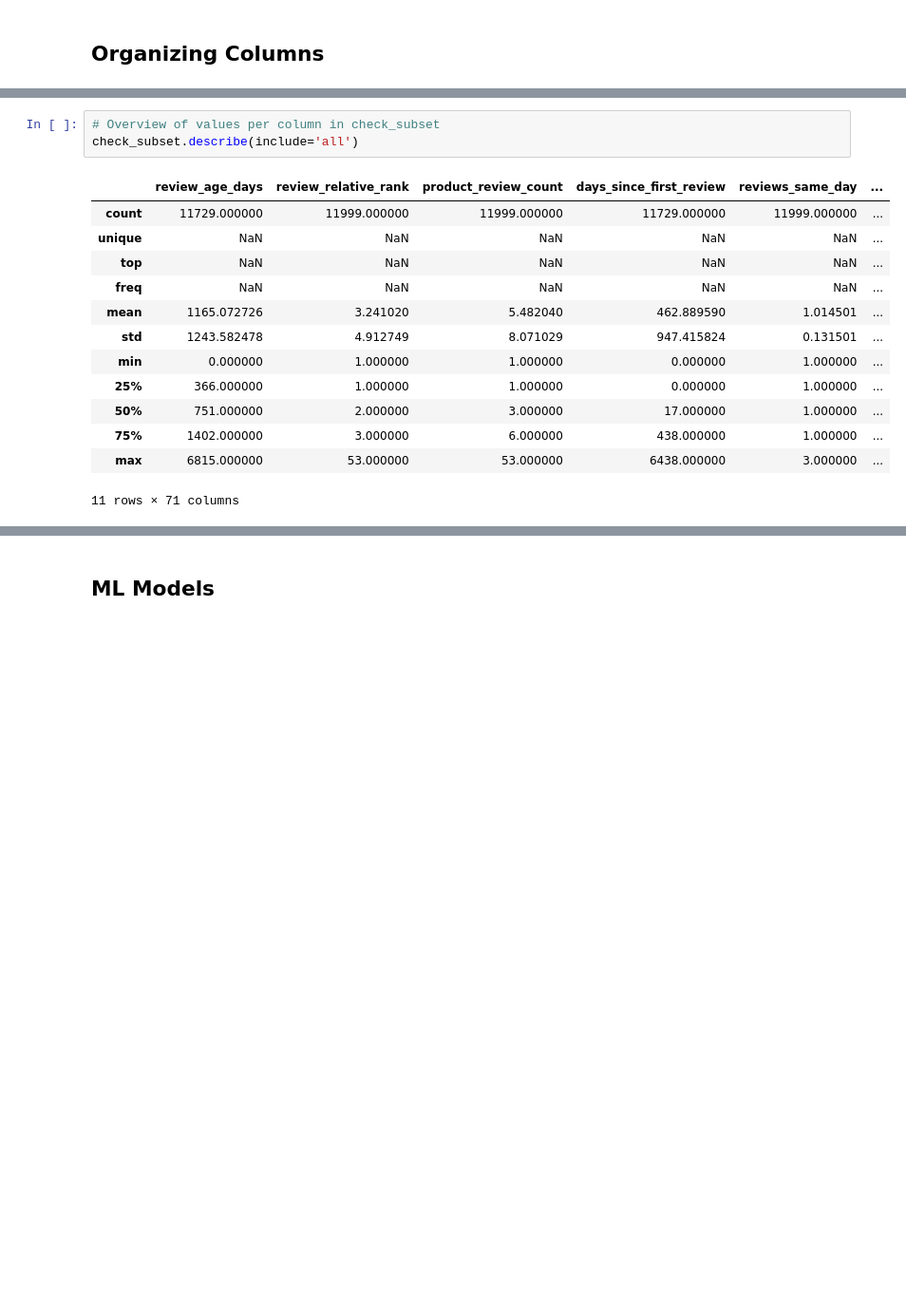
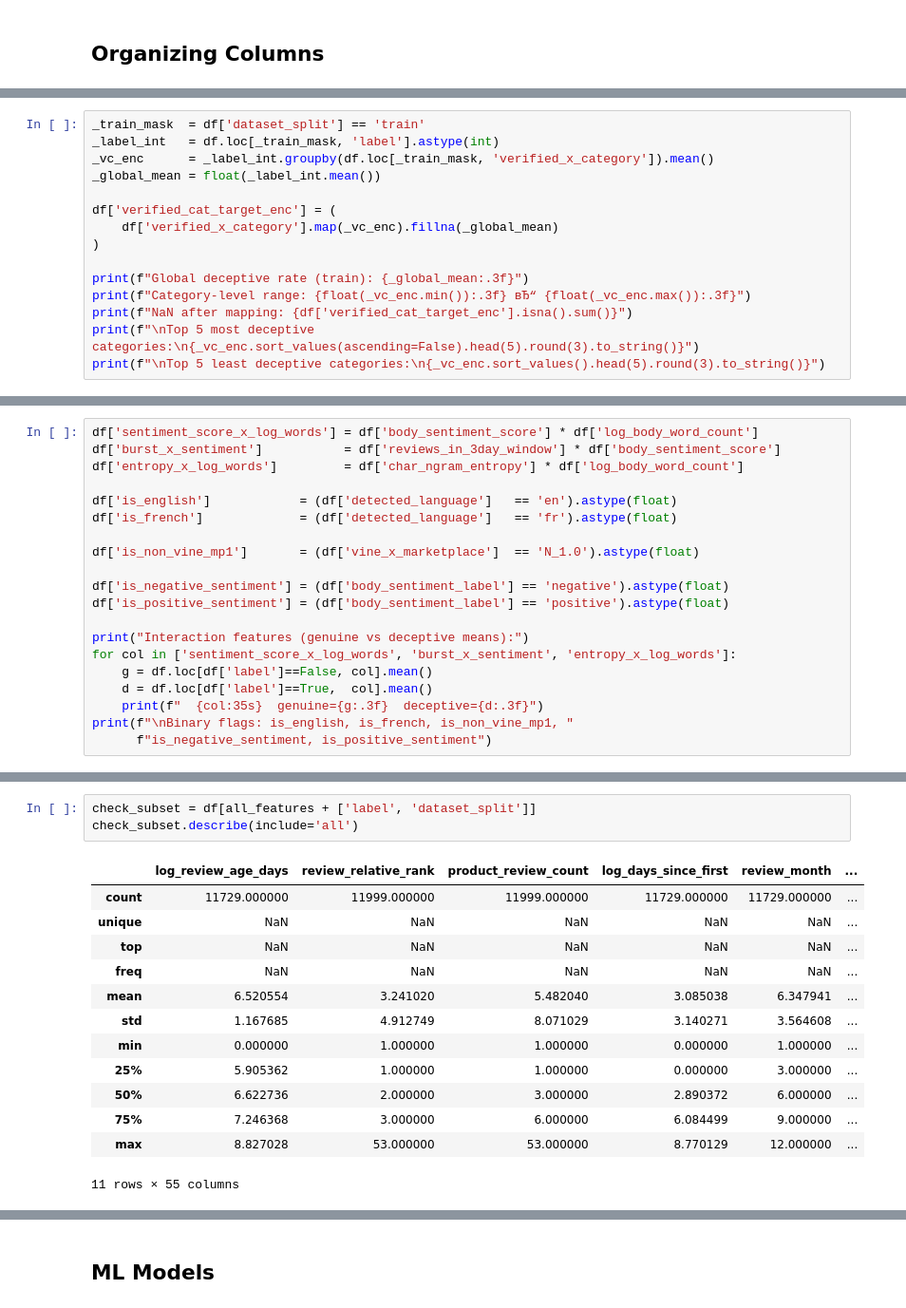
Before and after one commit to Ron-Lakeman/BigDataProject, a Jupyter notebook: src/processing/ml_model_v1.ipynb, the cells around one changed output, grey strips where cells are left out. Shown at 95% size. Cells and saved outputs as stored; diff of their text form; blank space fills up the shorter version.

```diff
--- a/src/processing/ml_model_v1.ipynb
+++ b/src/processing/ml_model_v1.ipynb
@@ -151,0 +82,15 @@ All features present in df: True
+# %%
+_train_mask  = df['dataset_split'] == 'train'
+_label_int   = df.loc[_train_mask, 'label'].astype(int)
+_vc_enc      = _label_int.groupby(df.loc[_train_mask, 'verified_x_category']).mean()
+_global_mean = float(_label_int.mean())
+
+df['verified_cat_target_enc'] = (
+    df['verified_x_category'].map(_vc_enc).fillna(_global_mean)
+)
+
+print(f"Global deceptive rate (train): {_global_mean:.3f}")
+print(f"Category-level range: {float(_vc_enc.min()):.3f} вЂ“ {float(_vc_enc.max()):.3f}")
+print(f"NaN after mapping: {df['verified_cat_target_enc'].isna().sum()}")
+print(f"\nTop 5 most deceptive categories:\n{_vc_enc.sort_values(ascending=False).head(5).round(3).to_string()}")
+print(f"\nTop 5 least deceptive categories:\n{_vc_enc.sort_values().head(5).round(3).to_string()}")
@@ -151,0 +117,20 @@ All features present in df: True
+# %%
+df['sentiment_score_x_log_words'] = df['body_sentiment_score'] * df['log_body_word_count']
+df['burst_x_sentiment']           = df['reviews_in_3day_window'] * df['body_sentiment_score']
+df['entropy_x_log_words']         = df['char_ngram_entropy'] * df['log_body_word_count']
+
+df['is_english']            = (df['detected_language']   == 'en').astype(float)
+df['is_french']             = (df['detected_language']   == 'fr').astype(float)
+
+df['is_non_vine_mp1']       = (df['vine_x_marketplace']  == 'N_1.0').astype(float)
+
+df['is_negative_sentiment'] = (df['body_sentiment_label'] == 'negative').astype(float)
+df['is_positive_sentiment'] = (df['body_sentiment_label'] == 'positive').astype(float)
+
+print("Interaction features (genuine vs deceptive means):")
+for col in ['sentiment_score_x_log_words', 'burst_x_sentiment', 'entropy_x_log_words']:
+    g = df.loc[df['label']==False, col].mean()
+    d = df.loc[df['label']==True,  col].mean()
+    print(f"  {col:35s}  genuine={g:.3f}  deceptive={d:.3f}")
+print(f"\nBinary flags: is_english, is_french, is_non_vine_mp1, "
+      f"is_negative_sentiment, is_positive_sentiment")
@@ -154,18 +234,18 @@ check_subset = check[all_features + ['label', 'dataset_split']]
 # %%
-# Overview of values per column in check_subset
+check_subset = df[all_features + ['label', 'dataset_split']]
 check_subset.describe(include='all')
 # %% [output]
-|  | review_age_days | review_relative_rank | product_review_count | days_since_first_review | reviews_same_day | ... |
-| count | 11729.000000 | 11999.000000 | 11999.000000 | 11729.000000 | 11999.000000 | ... |
+|  | log_review_age_days | review_relative_rank | product_review_count | log_days_since_first | review_month | ... |
+| count | 11729.000000 | 11999.000000 | 11999.000000 | 11729.000000 | 11729.000000 | ... |
 | unique | NaN | NaN | NaN | NaN | NaN | ... |
 | top | NaN | NaN | NaN | NaN | NaN | ... |
 | freq | NaN | NaN | NaN | NaN | NaN | ... |
-| mean | 1165.072726 | 3.241020 | 5.482040 | 462.889590 | 1.014501 | ... |
-| std | 1243.582478 | 4.912749 | 8.071029 | 947.415824 | 0.131501 | ... |
+| mean | 6.520554 | 3.241020 | 5.482040 | 3.085038 | 6.347941 | ... |
+| std | 1.167685 | 4.912749 | 8.071029 | 3.140271 | 3.564608 | ... |
 | min | 0.000000 | 1.000000 | 1.000000 | 0.000000 | 1.000000 | ... |
-| 25% | 366.000000 | 1.000000 | 1.000000 | 0.000000 | 1.000000 | ... |
-| 50% | 751.000000 | 2.000000 | 3.000000 | 17.000000 | 1.000000 | ... |
-| 75% | 1402.000000 | 3.000000 | 6.000000 | 438.000000 | 1.000000 | ... |
-| max | 6815.000000 | 53.000000 | 53.000000 | 6438.000000 | 3.000000 | ... |
+| 25% | 5.905362 | 1.000000 | 1.000000 | 0.000000 | 3.000000 | ... |
+| 50% | 6.622736 | 2.000000 | 3.000000 | 2.890372 | 6.000000 | ... |
+| 75% | 7.246368 | 3.000000 | 6.000000 | 6.084499 | 9.000000 | ... |
+| max | 8.827028 | 53.000000 | 53.000000 | 8.770129 | 12.000000 | ... |
-11 rows × 71 columns
+11 rows × 55 columns
 # %%
```
Also changed, not shown: parts of 25 cells of this notebook, 24 other files.
